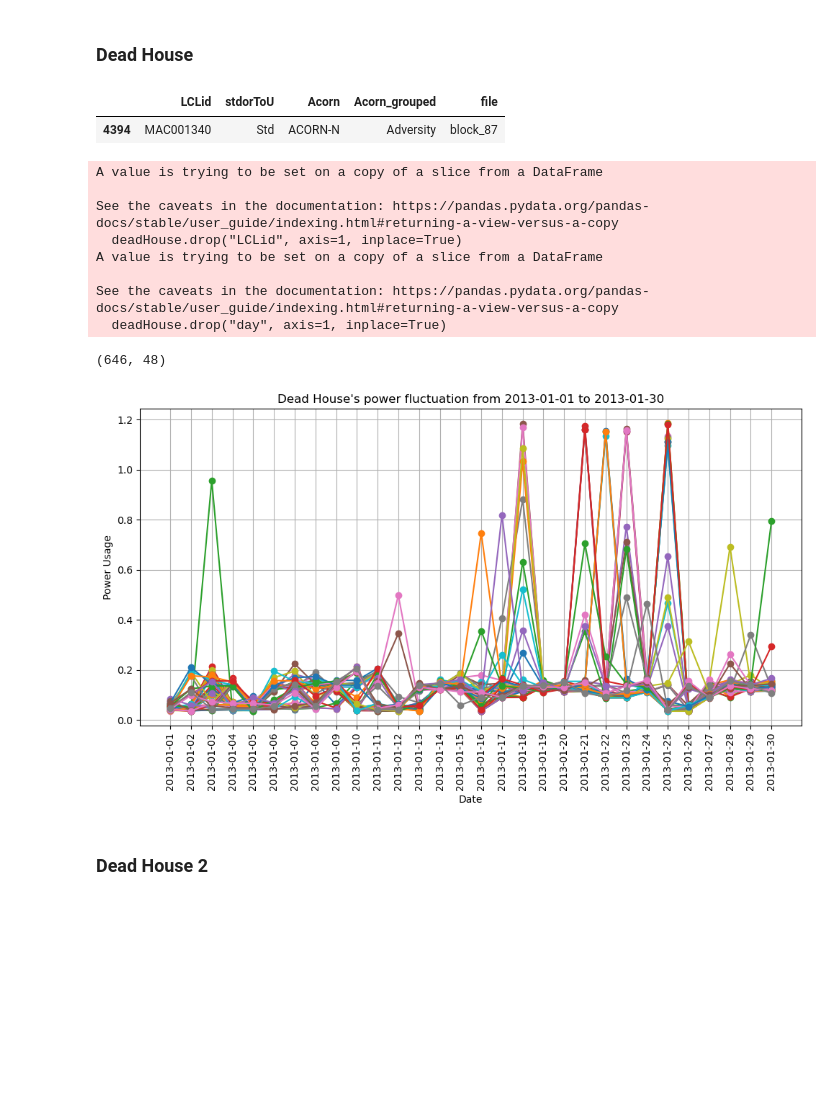
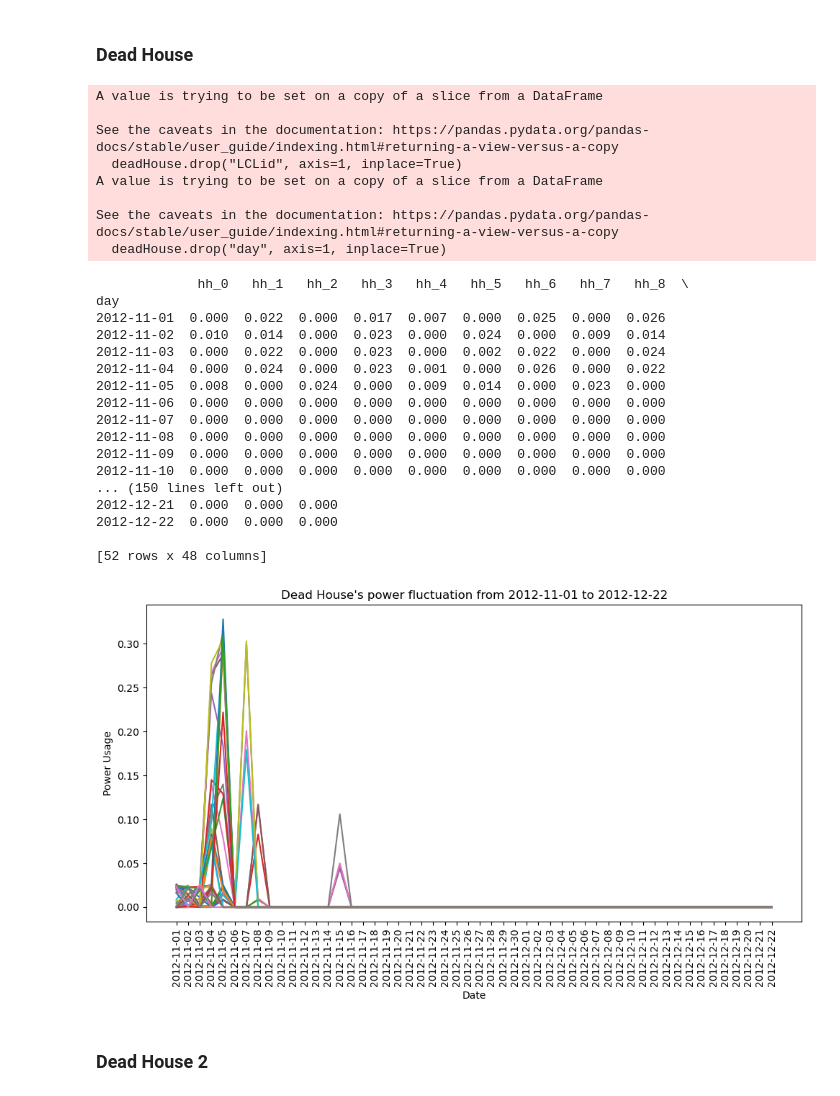
Before and after one commit to brepowell/EnergyConsumption, a Jupyter notebook: LondonDataExploration.ipynb, the cells around one changed output. Cells and saved outputs as stored; diff of their text form; code cells hidden in the pictures; blank space fills up the shorter version.

```diff
--- a/LondonDataExploration.ipynb
+++ b/LondonDataExploration.ipynb
@@ -718,8 +765,2 @@ plotDay("2012-12-06")
 # %% [markdown]
 ### Dead House
-# %%
-# Looking at that house that was dead for a long time
-house[house["LCLid"] == "MAC001340"]
-# %% [output]
-|  | LCLid | stdorToU | Acorn | Acorn_grouped | file |
-| 4394 | MAC001340 | Std | ACORN-N | Adversity | block_87 |
@@ -729,9 +767,18 @@ halfblock87 = pd.read_csv(path + 'block_87.csv')
 # %%
-deadHouse = halfblock87[halfblock87["LCLid"] == "MAC001340"]
-deadHouse.set_index(deadHouse['day'], inplace=True)
-deadHouse.drop("LCLid", axis=1, inplace=True)
-deadHouse.drop("day", axis=1, inplace=True)
-deadHouse.shape
+deadHouseID = "MAC001082"
+
+# Looking at that house that was dead for a long time
+def deadHouseInfo(deadHouseID):
+    halfblockID = house[house["LCLid"] == deadHouseID]["file"].values[0]
+    path = "data/archive/hhblock_dataset/hhblock_dataset/"
+    halfblock = pd.read_csv(path + halfblockID + '.csv')
+    deadHouse = halfblock[halfblock["LCLid"] == "MAC001082"]
+    deadHouse.set_index(deadHouse['day'], inplace=True)
+    deadHouse.drop("LCLid", axis=1, inplace=True)
+    deadHouse.drop("day", axis=1, inplace=True)
+    return deadHouse
+
+deadHouse = deadHouseInfo(deadHouseID)
 # %% [output]
 A value is trying to be set on a copy of a slice from a DataFrame
 
@@ -741,27 +788,47 @@ A value is trying to be set on a copy of a slice from a DataFrame
 
 See the caveats in the documentation: https://pandas.pydata.org/pandas-docs/stable/user_guide/indexing.html#returning-a-view-versus-a-copy
   deadHouse.drop("day", axis=1, inplace=True)
-(646, 48)
 # %%
 import matplotlib.pyplot as plt
 
 # Filter the DataFrame to include only the rows within the specified date range
-start_date = '2013-01-01'
-end_date = '2013-01-30'
-subset_data = deadHouse[start_date:end_date]
+start_date = '2012-11-01'
+end_date = '2012-12-22'
 
-# Plotting the data
-plt.figure(figsize=(10, 6))
-plt.plot(subset_data, marker='o', linestyle='-')
-plt.xlabel('Date')
-plt.ylabel('Power Usage')
-plt.title('Dead House\'s power fluctuation from {} to {}'.format(start_date, end_date))
-plt.xticks(rotation=90)
-plt.grid(True)
-plt.tight_layout()
-plt.show()
+def plotDeadHouseData(start_date, end_date):
+    subset_data = deadHouse[start_date:end_date]
+    print(subset_data)
+
+    # Plotting the data
+    plt.figure(figsize=(10, 6))
+    plt.plot(subset_data)
+    plt.xlabel('Date')
+    plt.ylabel('Power Usage')
+    plt.title('Dead House\'s power fluctuation from {} to {}'.format(start_date, end_date))
+    plt.xticks(rotation=90)
+    plt.tight_layout()
+    plt.show()
+
+plotDeadHouseData(start_date, end_date)
 # %% [output]
+             hh_0   hh_1   hh_2   hh_3   hh_4   hh_5   hh_6   hh_7   hh_8  \
+day
+2012-11-01  0.000  0.022  0.000  0.017  0.007  0.000  0.025  0.000  0.026
+2012-11-02  0.010  0.014  0.000  0.023  0.000  0.024  0.000  0.009  0.014
+2012-11-03  0.000  0.022  0.000  0.023  0.000  0.002  0.022  0.000  0.024
+2012-11-04  0.000  0.024  0.000  0.023  0.001  0.000  0.026  0.000  0.022
+2012-11-05  0.008  0.000  0.024  0.000  0.009  0.014  0.000  0.023  0.000
+2012-11-06  0.000  0.000  0.000  0.000  0.000  0.000  0.000  0.000  0.000
+2012-11-07  0.000  0.000  0.000  0.000  0.000  0.000  0.000  0.000  0.000
+2012-11-08  0.000  0.000  0.000  0.000  0.000  0.000  0.000  0.000  0.000
+2012-11-09  0.000  0.000  0.000  0.000  0.000  0.000  0.000  0.000  0.000
+2012-11-10  0.000  0.000  0.000  0.000  0.000  0.000  0.000  0.000  0.000
+... (150 lines left out)
+2012-12-21  0.000  0.000  0.000
+2012-12-22  0.000  0.000  0.000
+
+[52 rows x 48 columns]
-[figure, old version]
+[figure, new version]
 # %% [markdown]
 ### Dead House 2
 # %%
```
Also changed, not shown: parts of 41 cells of this notebook, 1 other file.
